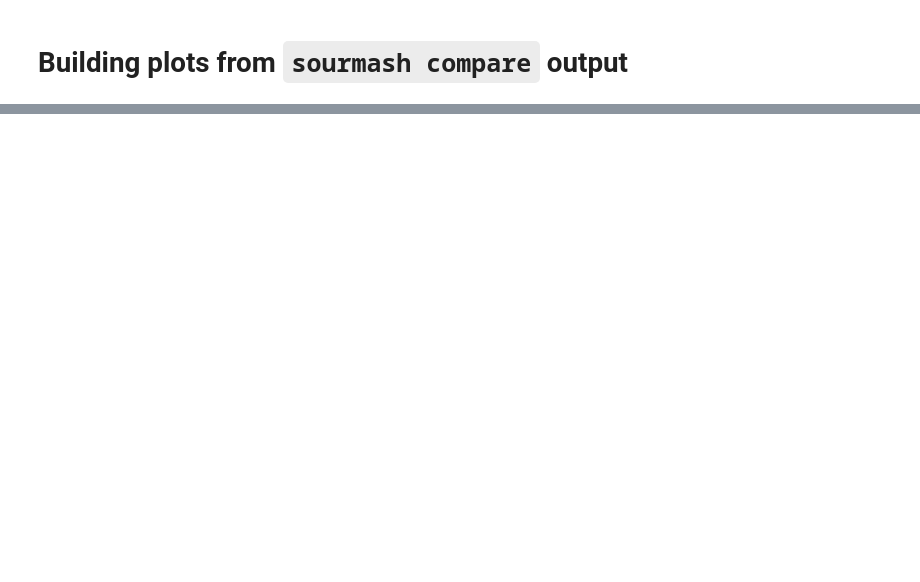
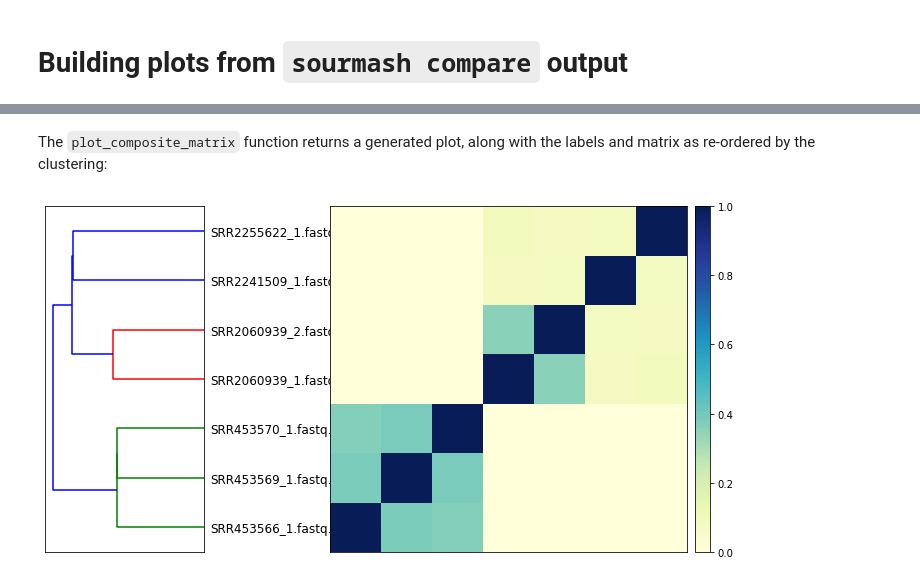
Before and after one commit to sourmash-bio/sourmash, a Jupyter notebook: doc/plotting-compare.ipynb, the cells around one changed output, grey strips where cells are left out. Drawn from its saved outputs; the diff is of its cells as text; code cells hidden in the pictures; blank space fills up the shorter version.

```diff
--- a/doc/plotting-compare.ipynb
+++ b/doc/plotting-compare.ipynb
@@ -32,0 +68,6 @@ matrix, labels = fig.load_matrix_and_labels('compare-demo')
+# %% [markdown]
+The `plot_composite_matrix` function returns a generated plot, along with the labels and matrix as re-ordered by the clustering:
+# %%
+f, reordered_labels, reordered_matrix = fig.plot_composite_matrix(matrix, labels)
+# %% [output]
+[figure, added]
```
Also changed, not shown: parts of 16 cells of this notebook.
